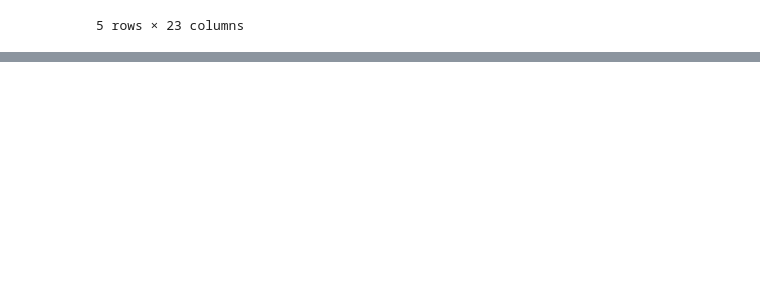
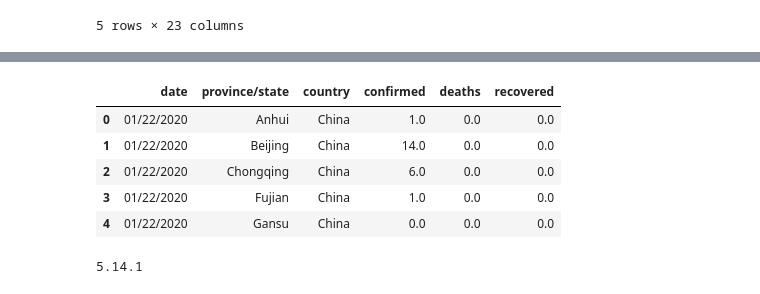
Before and after one commit to vzml/data_science, a Jupyter notebook: new/LearnPandas/less1.ipynb, the cells around one changed output, grey strips where cells are left out. Cells and saved outputs as stored; diff of their text form; code cells hidden in the pictures; blank space fills up the shorter version.

```diff
--- a/new/LearnPandas/less1.ipynb
+++ b/new/LearnPandas/less1.ipynb
@@ -58,0 +25,51 @@ student_data.head()
+# %%
+import pandas as pd
+vaccinations_data = pd.read_csv('data/country_vaccinations.csv')
+vaccinations_data = vaccinations_data[
+    ['country', 'date', 'total_vaccinations',
+     'people_vaccinated', 'people_vaccinated_per_hundred',
+     'people_fully_vaccinated', 'people_fully_vaccinated_per_hundred',
+     'daily_vaccinations', 'vaccines']
+]
+covid_data = pd.read_csv('data/covid_data.csv')
+display(covid_data.head())
+covid_data = covid_data.groupby(
+    ['date', 'country'],
+    as_index=False
+)[['confirmed', 'deaths', 'recovered']].sum()
+covid_data = covid_data.groupby(
+    ['date', 'country'],
+    as_index=False
+)[['confirmed', 'deaths', 'recovered']].sum()
+covid_data['date'] = pd.to_datetime(covid_data['date'])
+covid_data['active'] = covid_data['confirmed'] - covid_data['deaths'] - covid_data['recovered']
+covid_data = covid_data.sort_values(by=['country', 'date'])
+covid_data['daily_confirmed'] = covid_data.groupby('country')['confirmed'].diff()
+covid_data['daily_deaths'] = covid_data.groupby('country')['deaths'].diff()
+covid_data['daily_recovered'] = covid_data.groupby('country')['recovered'].diff()
+vaccinations_data['date'] = pd.to_datetime(vaccinations_data['date'])
+
+import matplotlib.pyplot as plt
+
+import seaborn as sns
+import plotly
+import plotly.express as px
+print(plotly.__version__)
+line_data = covid_df.groupby('date', as_index=False).sum()
+fig = px.line(
+    data_frame=line_data, #DataFrame
+    x='date', #ось абсцисс
+    y=['confirmed', 'recovered', 'deaths', 'active'], #ось ординат
+    height=500, #высота
+    width=1000, #ширина
+    title='Confirmed, Recovered, Deaths, Active cases over Time' #заголовок
+)
+fig.show()
+# %% [output]
+|  | date | province/state | country | confirmed | deaths | recovered |
+| 0 | 01/22/2020 | Anhui | China | 1.0 | 0.0 | 0.0 |
+| 1 | 01/22/2020 | Beijing | China | 14.0 | 0.0 | 0.0 |
+| 2 | 01/22/2020 | Chongqing | China | 6.0 | 0.0 | 0.0 |
+| 3 | 01/22/2020 | Fujian | China | 1.0 | 0.0 | 0.0 |
+| 4 | 01/22/2020 | Gansu | China | 0.0 | 0.0 | 0.0 |
+5.14.1
```
Also changed, not shown: parts of 3 cells of this notebook, 2 other files.
